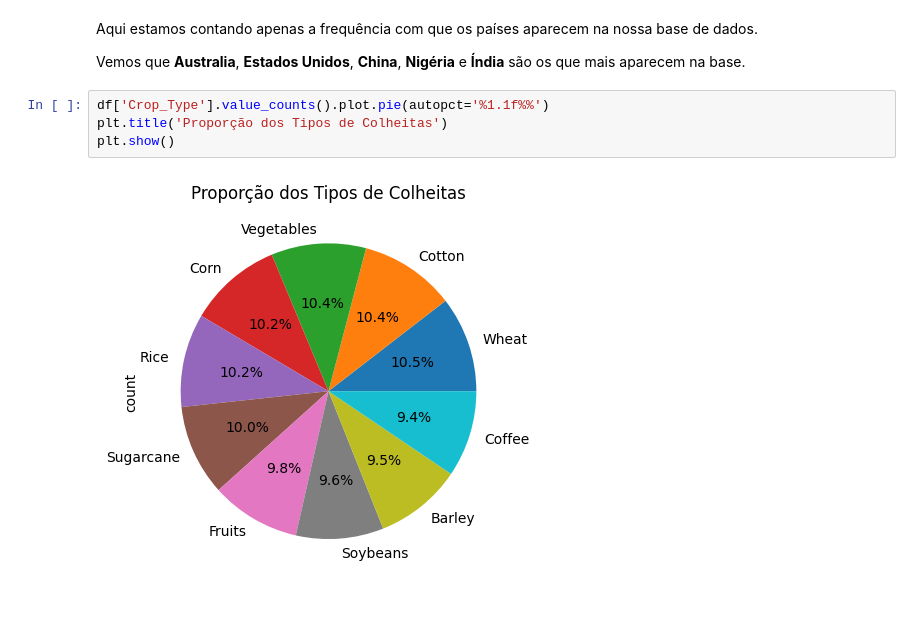
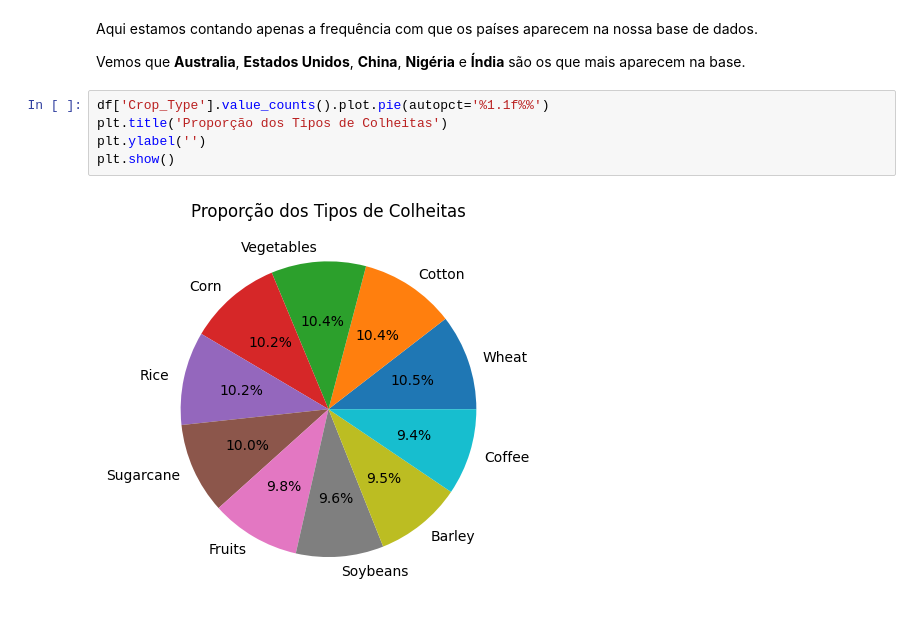
Before and after one commit to FTCLuis/AlgoritmoAM, a Jupyter notebook: Atv_Luis_Felipe_Laudacio.ipynb, the cells around one changed output. Drawn from its saved outputs; the diff is of its cells as text.

```diff
--- a/Atv_Luis_Felipe_Laudacio.ipynb
+++ b/Atv_Luis_Felipe_Laudacio.ipynb
@@ -225,6 +226,7 @@ Vemos que **Australia**, **Estados Unidos**, **China**, **Nigéria** e **Índia*
 # %%
 df['Crop_Type'].value_counts().plot.pie(autopct='%1.1f%%')
 plt.title('Proporção dos Tipos de Colheitas')
+plt.ylabel('')
 plt.show()
 # %% [output]
-[figure, old version]
+[figure, new version]
```
Also changed, not shown: parts of 11 cells of this notebook.
